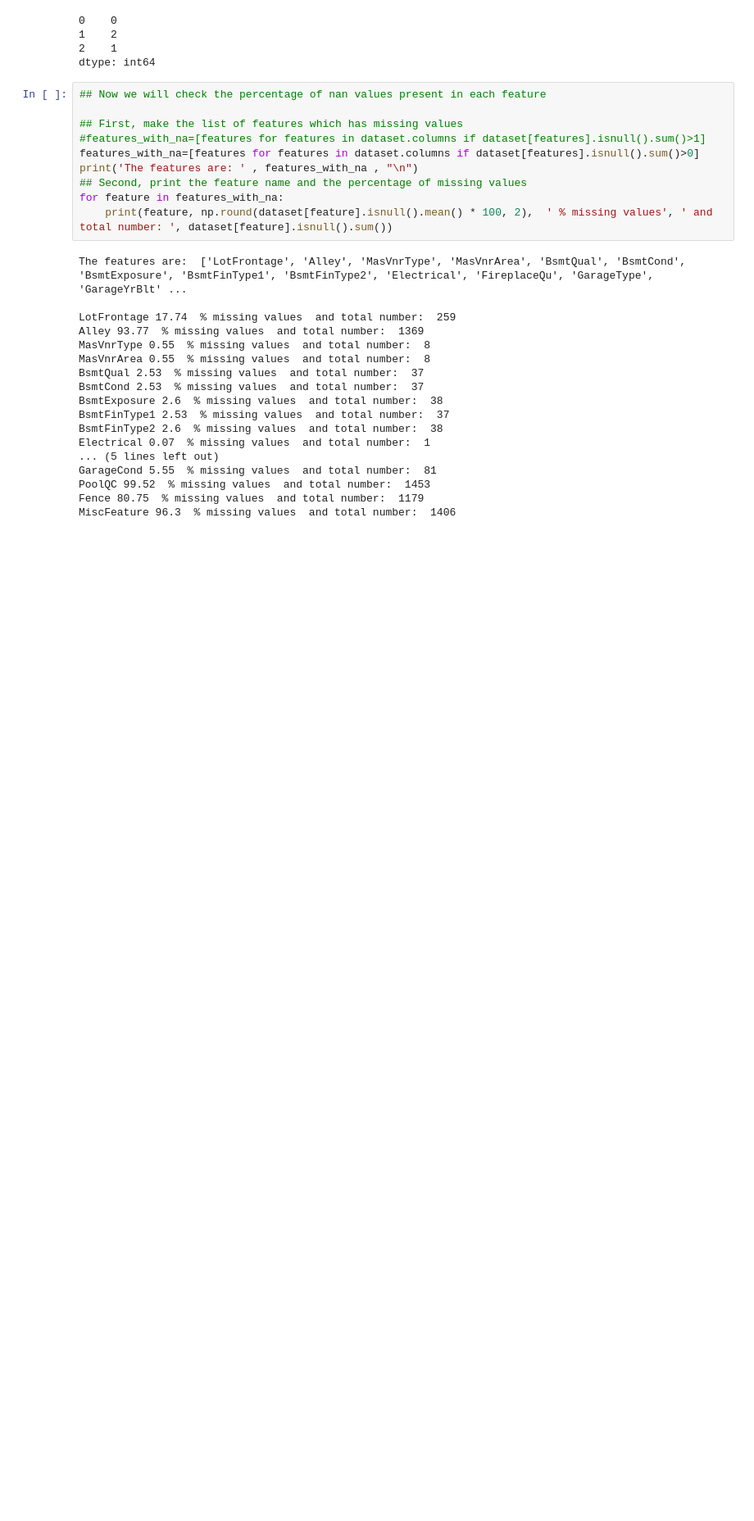
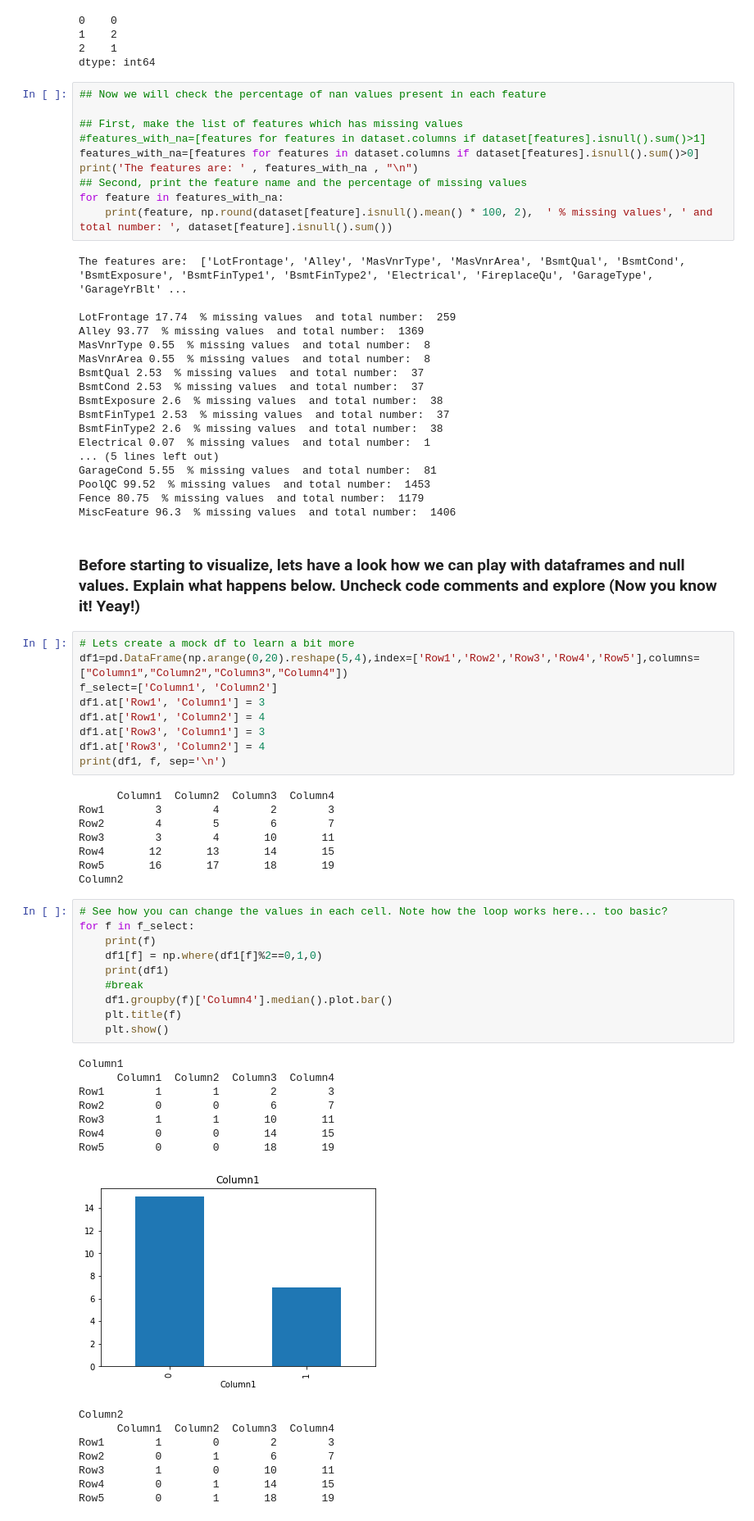
Before and after one commit to manzur-au/house-price-prediction, a Jupyter notebook: EDA - Melbourne House Price Prediction.ipynb, the cells around one changed output. Shown at 82% size. Saved outputs shown, nothing was run; the diff lists cells and outputs as text; blank space fills up the shorter version.

Commit message:
Added basics of DF

```diff
--- a/EDA - Melbourne House Price Prediction.ipynb
+++ b/EDA - Melbourne House Price Prediction.ipynb
@@ -96,3 +96,48 @@ GarageCond 5.55  % missing values  and total number:  81
 PoolQC 99.52  % missing values  and total number:  1453
 Fence 80.75  % missing values  and total number:  1179
 MiscFeature 96.3  % missing values  and total number:  1406
+# %% [markdown]
+### Before starting to visualize, lets have a look how we can play with dataframes and null values. Explain what happens below. Uncheck code comments and explore (Now you know it! Yeay!)
+# %%
+# Lets create a mock df to learn a bit more
+df1=pd.DataFrame(np.arange(0,20).reshape(5,4),index=['Row1','Row2','Row3','Row4','Row5'],columns=["Column1","Column2","Column3","Column4"])
+f_select=['Column1', 'Column2']
+df1.at['Row1', 'Column1'] = 3
+df1.at['Row1', 'Column2'] = 4
+df1.at['Row3', 'Column1'] = 3
+df1.at['Row3', 'Column2'] = 4
+print(df1, f, sep='\n')
+# %% [output]
+      Column1  Column2  Column3  Column4
+Row1        3        4        2        3
+Row2        4        5        6        7
+Row3        3        4       10       11
+Row4       12       13       14       15
+Row5       16       17       18       19
+Column2
+# %%
+# See how you can change the values in each cell. Note how the loop works here... too basic?
+for f in f_select:
+    print(f)
+    df1[f] = np.where(df1[f]%2==0,1,0)
+    print(df1)
+    #break
+    df1.groupby(f)['Column4'].median().plot.bar()
+    plt.title(f)
+    plt.show()
+# %% [output]
+Column1
+      Column1  Column2  Column3  Column4
+Row1        1        1        2        3
+Row2        0        0        6        7
+Row3        1        1       10       11
+Row4        0        0       14       15
+Row5        0        0       18       19
+[figure, added]
+Column2
+      Column1  Column2  Column3  Column4
+Row1        1        0        2        3
+Row2        0        1        6        7
+Row3        1        0       10       11
+Row4        0        1       14       15
+Row5        0        1       18       19
```
Also changed, not shown: parts of 3 cells of this notebook.
